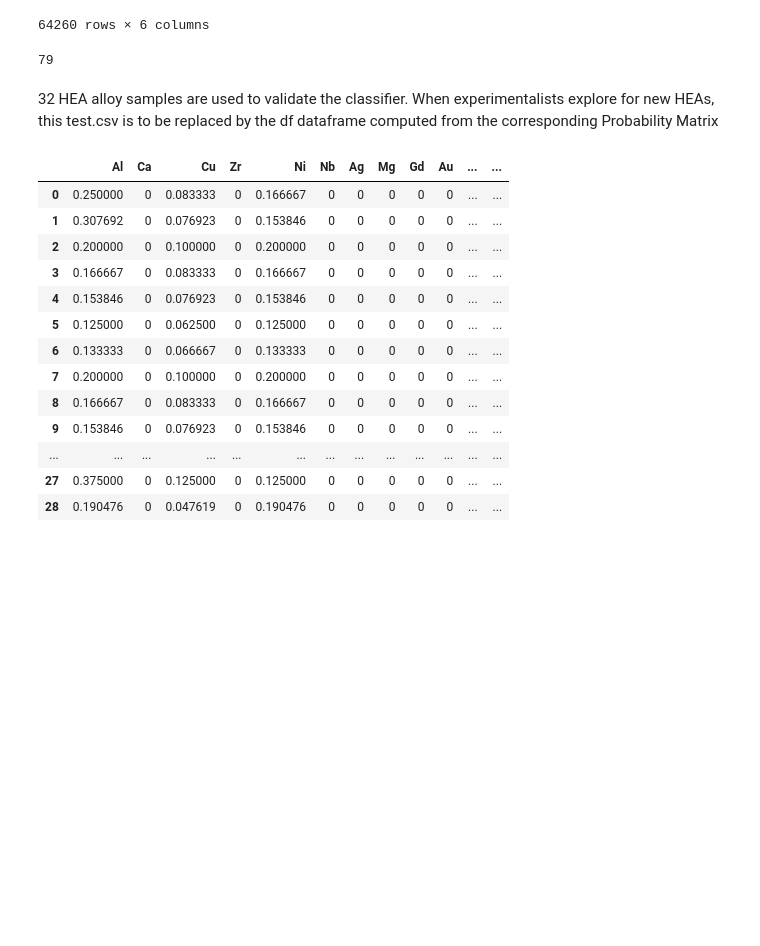
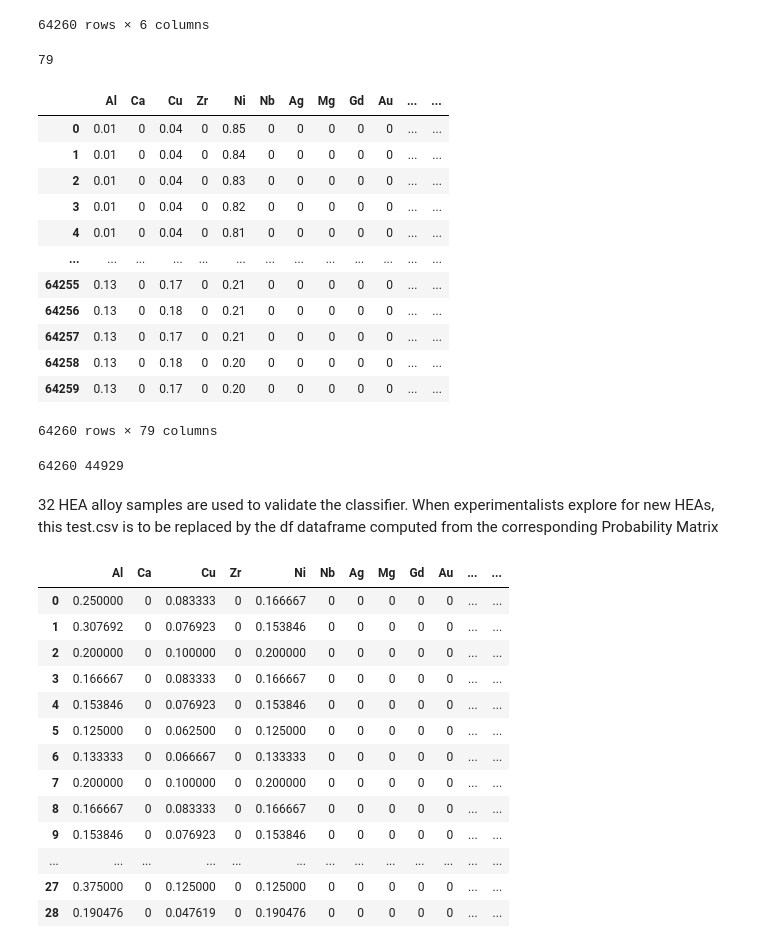
Before and after one commit to manju838/Design-of-High-Strength-HEAs-using-ML, a Jupyter notebook: HEA_New_Folder/Code_Notebooks/Random_Validation_Test.ipynb, the cells around one changed output. Drawn from its saved outputs; the diff is of its cells as text; code cells hidden in the pictures; blank space fills up the shorter version.

```diff
--- a/HEA_New_Folder/Code_Notebooks/Random_Validation_Test.ipynb
+++ b/HEA_New_Folder/Code_Notebooks/Random_Validation_Test.ipynb
@@ -34,5 +34,27 @@ a = ['Al', 'Ca', 'Cu', 'Zr', 'Ni', 'Nb', 'Ag', 'Mg','Gd', 'Au', 'Si', 'Zn', 'Ce'
 len(a) # All the elements
 # %% [output]
 79
+# %%
+features = ['Ca', 'Zr', 'Nb', 'Ag', 'Mg','Gd', 'Au', 'Si', 'Zn', 'Ce', 'Hf', 'Ti', 'Ga', 'Dy', 'Er', 'Ho', 'La', 'Lu', 'Nd', 'Pr', 'Tb', 'Ta', 'Pd', 'Sm', 'Tm', 'Be', 'Mo','Li', 'In', 'Mn', 'Sn', 'Sc', 'Yb', 'Pb', 'Ge', 'Pt','As', 'B', 'Ba', 'Bi', 'Br', 'C', 'Cd', 'Cl', 'Cs', 'Eu','F', 'H', 'Hg', 'I', 'Ir', 'K', 'N', 'Na', 'Ne', 'Ns', 'O', 'Os', 'P','Rb', 'Re', 'Rh', 'Ru', 'S', 'Sb', 'Se', 'Sr', 'Te', 'Tl', 'V', 'W','Y', 'Tc']
+# features have 73 elements[Total(79elements)- input(6 elements) = 73 elements which are padded with zeros in dataset]
+for ele in features:
+    df[ele] = 0
+reorder = ['Al', 'Ca', 'Cu', 'Zr', 'Ni', 'Nb', 'Ag', 'Mg','Gd', 'Au', 'Si', 'Zn', 'Ce', 'Hf', 'Ti', 'Ga', 'Dy', 'Co', 'Er', 'Fe','Ho', 'La', 'Lu', 'Nd', 'Pr', 'Tb', 'Ta', 'Pd', 'Sm', 'Tm', 'Be', 'Mo','Li', 'In', 'Mn', 'Sn', 'Sc', 'Yb', 'Cr', 'Pb', 'Ge', 'Pt','As', 'B', 'Ba', 'Bi', 'Br', 'C', 'Cd', 'Cl', 'Cs', 'Eu','F', 'H', 'Hg', 'I', 'Ir', 'K', 'N', 'Na', 'Ne', 'Ns', 'O', 'Os', 'P','Rb', 'Re', 'Rh', 'Ru', 'S', 'Sb', 'Se', 'Sr', 'Te', 'Tl', 'V', 'W','Y', 'Tc']
+df = df[reorder]
+df
+# %% [output]
+|  | Al | Ca | Cu | Zr | Ni | Nb | Ag | Mg | Gd | Au | ... | ... |
+| 0 | 0.01 | 0 | 0.04 | 0 | 0.85 | 0 | 0 | 0 | 0 | 0 | ... | ... |
+| 1 | 0.01 | 0 | 0.04 | 0 | 0.84 | 0 | 0 | 0 | 0 | 0 | ... | ... |
+| 2 | 0.01 | 0 | 0.04 | 0 | 0.83 | 0 | 0 | 0 | 0 | 0 | ... | ... |
+| 3 | 0.01 | 0 | 0.04 | 0 | 0.82 | 0 | 0 | 0 | 0 | 0 | ... | ... |
+| 4 | 0.01 | 0 | 0.04 | 0 | 0.81 | 0 | 0 | 0 | 0 | 0 | ... | ... |
+| ... | ... | ... | ... | ... | ... | ... | ... | ... | ... | ... | ... | ... |
+| 64255 | 0.13 | 0 | 0.17 | 0 | 0.21 | 0 | 0 | 0 | 0 | 0 | ... | ... |
+| 64256 | 0.13 | 0 | 0.18 | 0 | 0.21 | 0 | 0 | 0 | 0 | 0 | ... | ... |
+| 64257 | 0.13 | 0 | 0.17 | 0 | 0.21 | 0 | 0 | 0 | 0 | 0 | ... | ... |
+| 64258 | 0.13 | 0 | 0.18 | 0 | 0.20 | 0 | 0 | 0 | 0 | 0 | ... | ... |
+| 64259 | 0.13 | 0 | 0.17 | 0 | 0.20 | 0 | 0 | 0 | 0 | 0 | ... | ... |
+64260 rows × 79 columns
 # %%
 import pickle
@@ -40,6 +62,13 @@ filename1 = "../Saved Models/Classifier Models/random_state_0/classifier_gradien
 filename2 = "../Saved Models/Regressor Models/random_state_0/XGBoost_regressor.sav"
 classifier = pickle.load(open(filename1, 'rb'))
 regressor = pickle.load(open(filename2, 'rb'))
+# %%
+classifier_preds = (classifier.predict(df))
+
+count = (classifier_preds == 1).sum() # All the alloys are predicted HEAs(represented by 1)
+print(len(classifier_preds), count) #64260 is the total number of alloys possible and 44929 of them are HEAs
+# %% [output]
+64260 44929
 # %% [markdown]
 32 HEA alloy samples are used to validate the classifier. When experimentalists explore for new HEAs, this test.csv is to be replaced by the df dataframe computed from the corresponding Probability Matrix
 # %%
```
Also changed, not shown: parts of 3 cells of this notebook, 7 other files.
